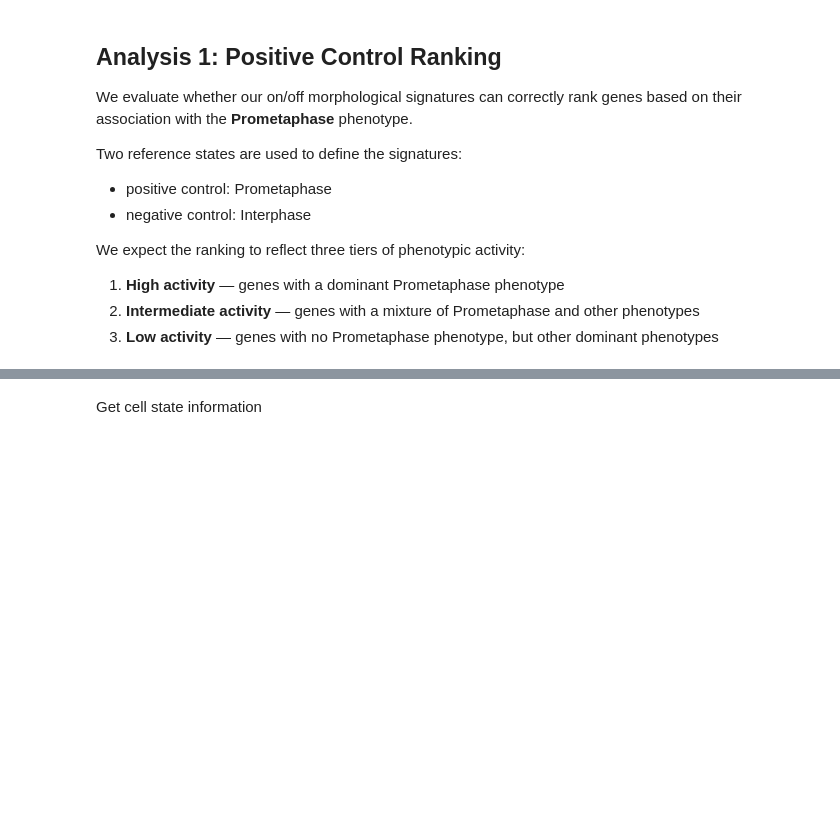
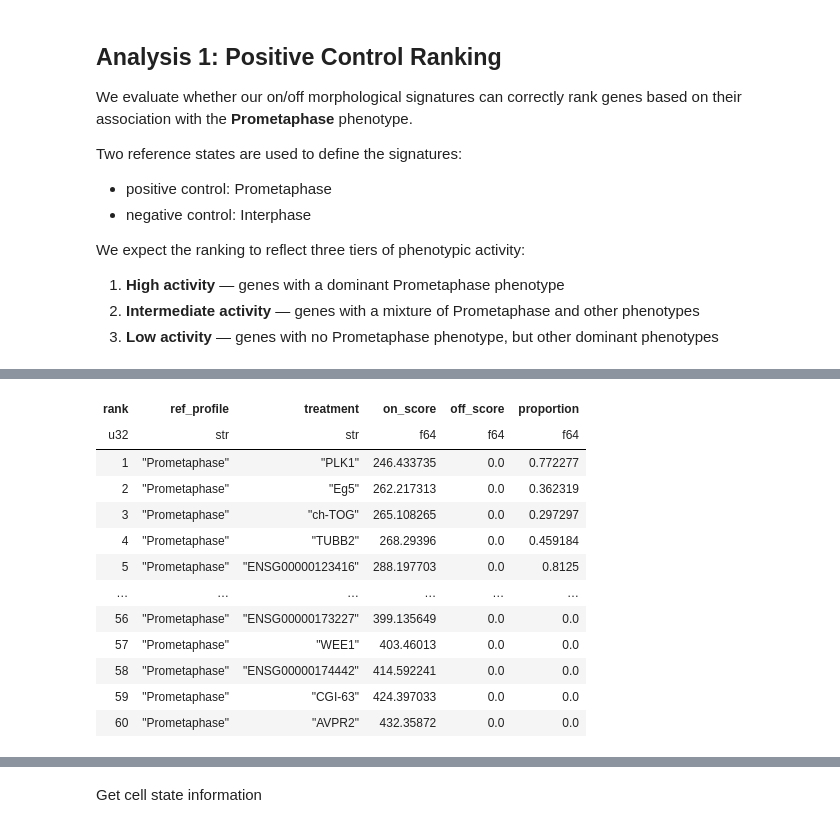
Before and after one commit to axiomcura/buscar, a Jupyter notebook: notebooks/3.mitocheck-analysis/1.buscar-analysis.ipynb, the cells around one changed output, grey strips where cells are left out. Drawn from its saved outputs; the diff is of its cells as text; code cells hidden in the pictures; blank space fills up the shorter version.

```diff
--- a/notebooks/3.mitocheck-analysis/1.buscar-analysis.ipynb
+++ b/notebooks/3.mitocheck-analysis/1.buscar-analysis.ipynb
@@ -149,0 +148,5 @@ prometa_phase_ranks
+# %%
+# parameters for the analysis
+shuffle_flag = True
+negcon_state = "Interphase"
+poscon_state = "Prometaphase"
@@ -149,0 +155,10 @@ prometa_phase_ranks
+# %%
+if shuffle_flag:
+    print("Shuffling the mitocheck profiles...")
+    shuffled_labeled_mitocheck_df = shuffle_feature_profiles(
+        profiles=labeled_mitocheck_df,
+        feature_cols=morph_feats,
+        method="column",
+        label_col="Mitocheck_Phenotypic_Class",
+        seed=0,
+    )
@@ -149,0 +167,60 @@ prometa_phase_ranks
+# %%
+# select data based on shuffle_flag
+profiles = shuffled_labeled_mitocheck_df if shuffle_flag else labeled_mitocheck_df
+
+# generating negative control profiles (paper states they are interphase)
+negcon_profiles = mitocheck_df.filter(
+    pl.col("Mitocheck_Phenotypic_Class") == "negcon"
+).sample(fraction=0.1, seed=0)
+
+# poscon phenotype of interest: Prometaphase
+poscon_profiles = profiles.filter(pl.col("Mitocheck_Phenotypic_Class") == poscon_state)
+
+# generate on and off signatures with pooled negcon and poscon profiles
+on_sigs, off_sigs, _ = get_signatures(
+    ref_profiles=poscon_profiles,
+    exp_profiles=negcon_profiles,
+    morph_feats=morph_feats,
+    p_threshold=0.05,
+    test_method="ks_test",
+)
+
+if shuffle_flag:
+    # shuffle the on and off signatures while preserving their sizes
+    on_sigs, off_sigs = shuffle_signatures(on_sigs, off_sigs, morph_feats, seed=0)
+
+prometa_phase_ranks = measure_phenotypic_activity(
+    profiles=profiles,
+    meta_cols=meta_feats,
+    on_signature=on_sigs,
+    off_signature=off_sigs,
+    ref_state=poscon_state,
+    target_state=negcon_state,
+    treatment_col="Metadata_Gene",
+    state_col="Mitocheck_Phenotypic_Class",
+    on_method="emd",
+    off_method="ratio_affected",
+    n_threads=-1,
+    raw_emd_scores=True,
+)
+
+# remove negcon and poscon from the ranks dataframe
+prometa_phase_ranks = prometa_phase_ranks.filter(
+    (pl.col("treatment") != "negcon") & (pl.col("treatment") != "poscon")
+)
+
+# add cell proportion information to the prometa_phase_ranks dataframe
+prometa_phase_ranks = prometa_phase_ranks.join(
+    cell_proportion_df.select(
+        ["Metadata_Gene", "Mitocheck_Phenotypic_Class", "proportion"]
+    ),
+    left_on=["treatment", "ref_profile"],
+    right_on=["Metadata_Gene", "Mitocheck_Phenotypic_Class"],
+    how="left",
+).with_columns(pl.col("proportion").fill_null(0.0))
+
+# save the prometa_phase_ranks dataframe to a parquet file
+output_filename = f"{'shuffled' if shuffle_flag else 'original'}_interphase_v_prometa_phase_ranks.parquet"
+prometa_phase_ranks.write_parquet(moa_analysis_output / output_filename)
+prometa_phase_ranks
+# %% [output]
@@ -150,3 +228,16 @@ prometa_phase_ranks
+| rank | ref_profile | treatment | on_score | off_score | proportion |
+| u32 | str | str | f64 | f64 | f64 |
+| 1 | "Prometaphase" | "PLK1" | 246.433735 | 0.0 | 0.772277 |
+| 2 | "Prometaphase" | "Eg5" | 262.217313 | 0.0 | 0.362319 |
+| 3 | "Prometaphase" | "ch-TOG" | 265.108265 | 0.0 | 0.297297 |
+| 4 | "Prometaphase" | "TUBB2" | 268.29396 | 0.0 | 0.459184 |
+| 5 | "Prometaphase" | "ENSG00000123416" | 288.197703 | 0.0 | 0.8125 |
+| … | … | … | … | … | … |
+| 56 | "Prometaphase" | "ENSG00000173227" | 399.135649 | 0.0 | 0.0 |
+| 57 | "Prometaphase" | "WEE1" | 403.46013 | 0.0 | 0.0 |
+| 58 | "Prometaphase" | "ENSG00000174442" | 414.592241 | 0.0 | 0.0 |
+| 59 | "Prometaphase" | "CGI-63" | 424.397033 | 0.0 | 0.0 |
+| 60 | "Prometaphase" | "AVPR2" | 432.35872 | 0.0 | 0.0 |
 # %% [markdown]
 ## Analysis 2: Leave-One-Gene-Out Analysis
 
```
Also changed, not shown: parts of 17 cells of this notebook, 48 other files.
